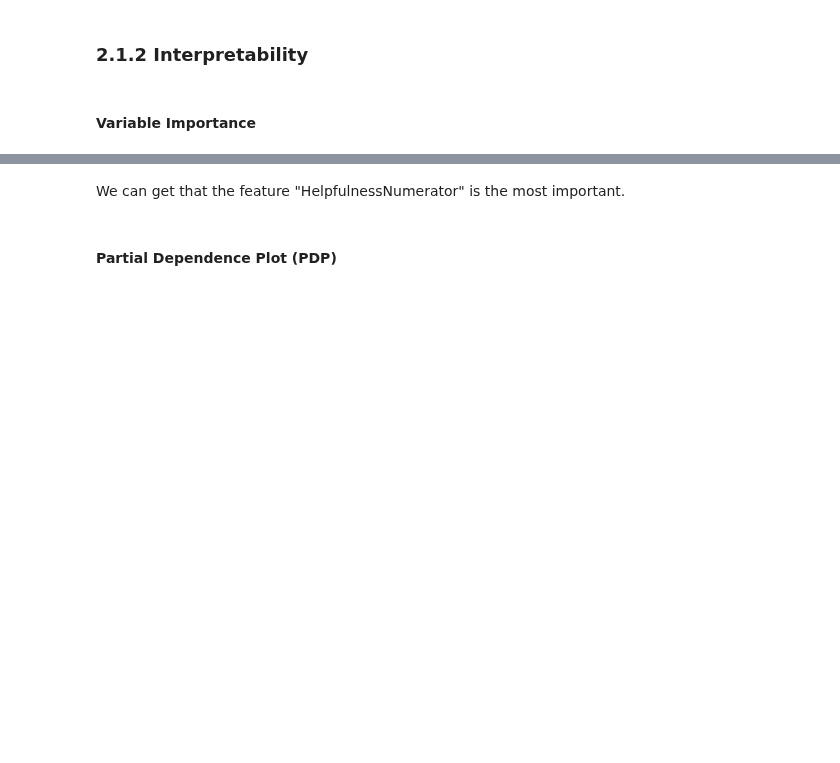
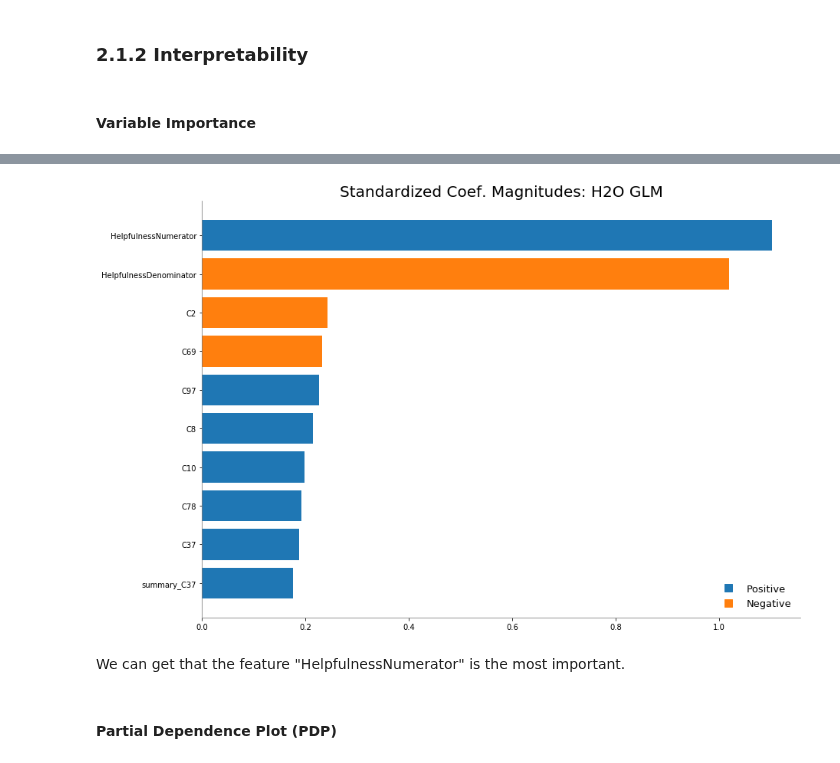
Before and after one commit to MandyMY/AI-Addin, a Jupyter notebook: notebook/amazon.ipynb, the cells around one changed output, grey strips where cells are left out. Saved outputs shown, nothing was run; the diff lists cells and outputs as text; code cells hidden in the pictures; blank space fills up the shorter version.

```diff
--- a/notebook/amazon.ipynb
+++ b/notebook/amazon.ipynb
@@ -273,3 +277,7 @@ local_glm_plus.varimp_plot()
+# %%
+local_glm_plus.std_coef_plot(10)
+# %% [output]
+[figure, added]
 # %% [markdown]
 We can get that the feature "HelpfulnessNumerator" is the most important.
 # %% [markdown]
```
Also changed, not shown: parts of 9 cells of this notebook, 1 other file.
